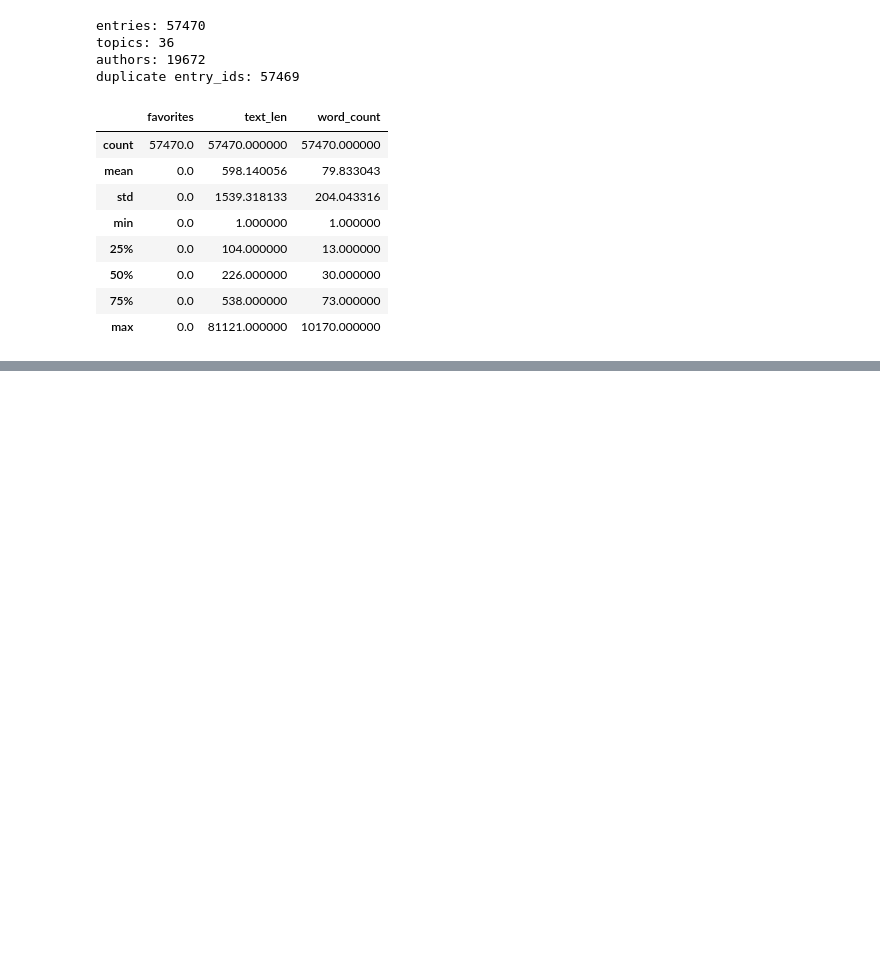
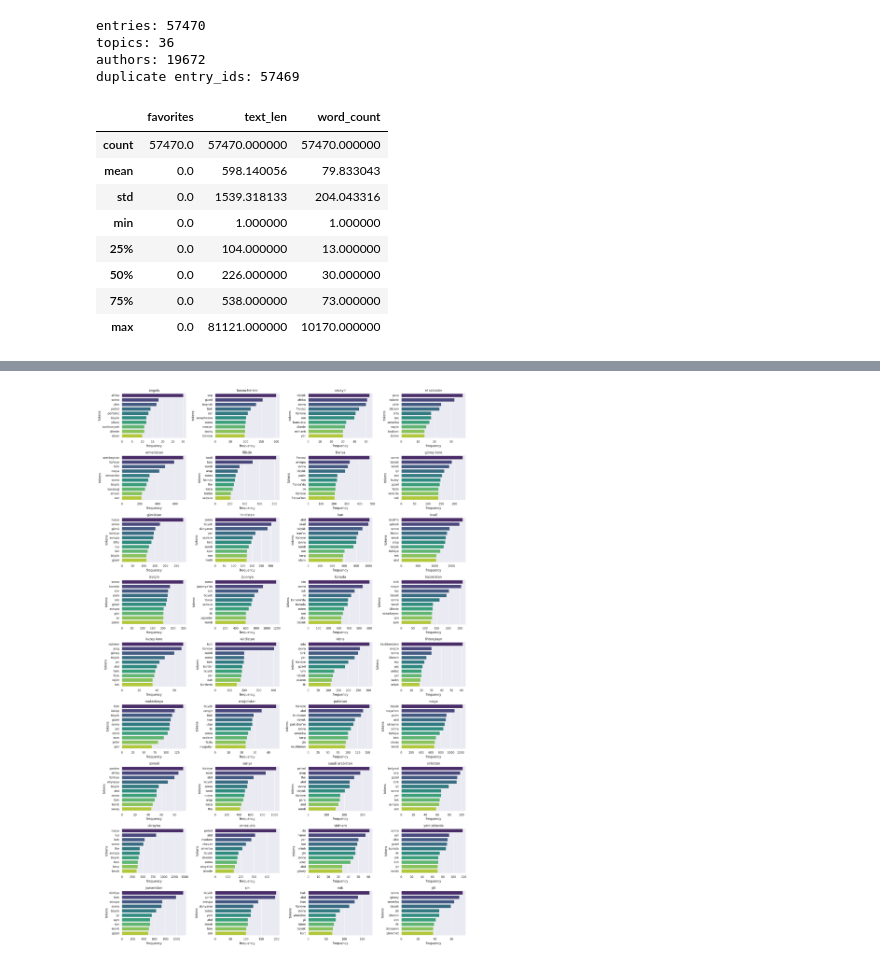
Before and after one commit to fbkaragoz/notebooks, a Jupyter notebook: eksisozluk-notebooks/country_eda.ipynb, the cells around one changed output, grey strips where cells are left out. Drawn from its saved outputs; the diff is of its cells as text; code cells hidden in the pictures; blank space fills up the shorter version.

```diff
--- a/eksisozluk-notebooks/country_eda.ipynb
+++ b/eksisozluk-notebooks/country_eda.ipynb
@@ -234,0 +323,16 @@ Entries with URLs: 8719 (13.83%)
+# %%
+# Extract the first date from the raw string
+def parse_date(date_str):
+    try:
+        # Try with time format first
+        return pd.to_datetime(date_str.split(' ~ ')[0], format='%d.%m.%Y %H:%M')
+    except ValueError:
+        # If that fails, try date-only format
+        return pd.to_datetime(date_str.split(' ~ ')[0], format='%d.%m.%Y')
+
+df['created_at_clean'] = df['created_at_raw'].apply(parse_date)
+df = df.set_index('created_at_clean').sort_index()
+
+# Verify the conversion
+print("Earliest date:", df.index.min())
+print("Latest date:", df.index.max())
@@ -234,0 +411,63 @@ Entries with URLs: 8719 (13.83%)
+# %%
+topic_tokens = (
+    df.assign(tokens=tokens)  # tokens from the cleaned tokenizer map
+      .explode("tokens")
+      .dropna(subset=["tokens"])
+)
+
+# Top n tokens per topic
+top_tokens_by_topic = (
+    topic_tokens.groupby(["topic_title", "tokens"])
+                .size()
+                .rename("count")
+                .reset_index()
+)
+
+# Konu başlıklarını küçük harfe çevirip filtreleme yapalım
+top_tokens_by_topic_filtered = (
+    top_tokens_by_topic[~top_tokens_by_topic.apply(
+        lambda x: x['tokens'] in x['topic_title'].lower(), axis=1
+    )]
+)
+
+top10_each = (
+    top_tokens_by_topic_filtered
+    .sort_values(["topic_title", "count"], ascending=[True, False])
+    .groupby("topic_title")
+    .head(10)
+)
+
+# Visualize: Grid layout for topics
+def plot_top_tokens_grid(top_tokens_df, ncols=4, figsize=(20, 30)):
+    # Calculate required number of rows
+    n_topics = len(top_tokens_df['topic_title'].unique())
+    nrows = (n_topics + ncols - 1) // ncols  # Ceiling division
+
+    # Create figure and axes grid
+    fig, axes = plt.subplots(nrows=nrows, ncols=ncols, figsize=figsize)
+    axes = axes.flatten()  # Flatten to make indexing easier
+
+    # Plot each topic
+    for idx, (topic, group) in enumerate(top10_each.groupby("topic_title")):
+        ax = axes[idx]
+        sns.barplot(
+            data=group,
+            x="count",
+            y="tokens",
+            palette="viridis",
+            ax=ax
+        )
+        ax.set_title(f"{topic}")
+        ax.set_xlabel("frequency")
+
+    # Remove empty subplots if any
+    for idx in range(n_topics, len(axes)):
+        fig.delaxes(axes[idx])
+
+    plt.tight_layout()
+    return fig
+
+# Create and display the grid plot
+fig = plot_top_tokens_grid(top10_each)
+plt.show()
+# %% [output]
@@ -234,0 +491 @@ Entries with URLs: 8719 (13.83%)
+[figure, added]
```
Also changed, not shown: parts of 12 cells of this notebook, 1 other file.
